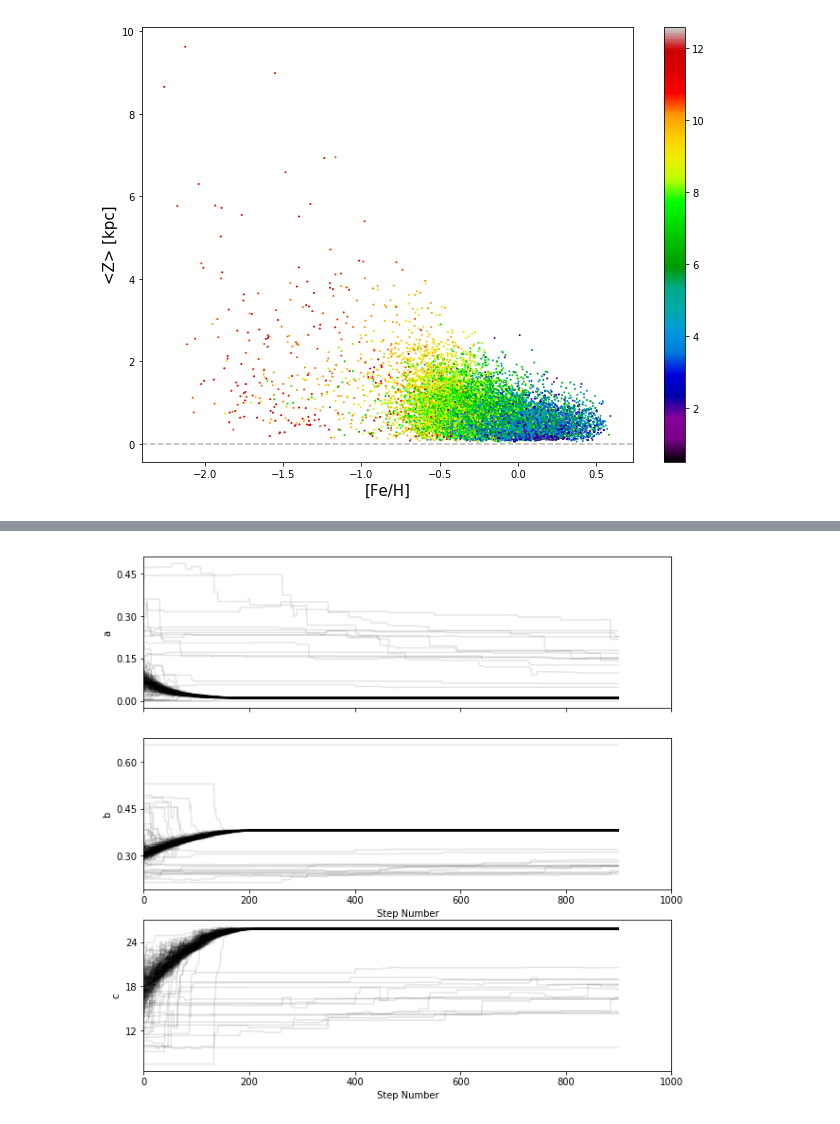
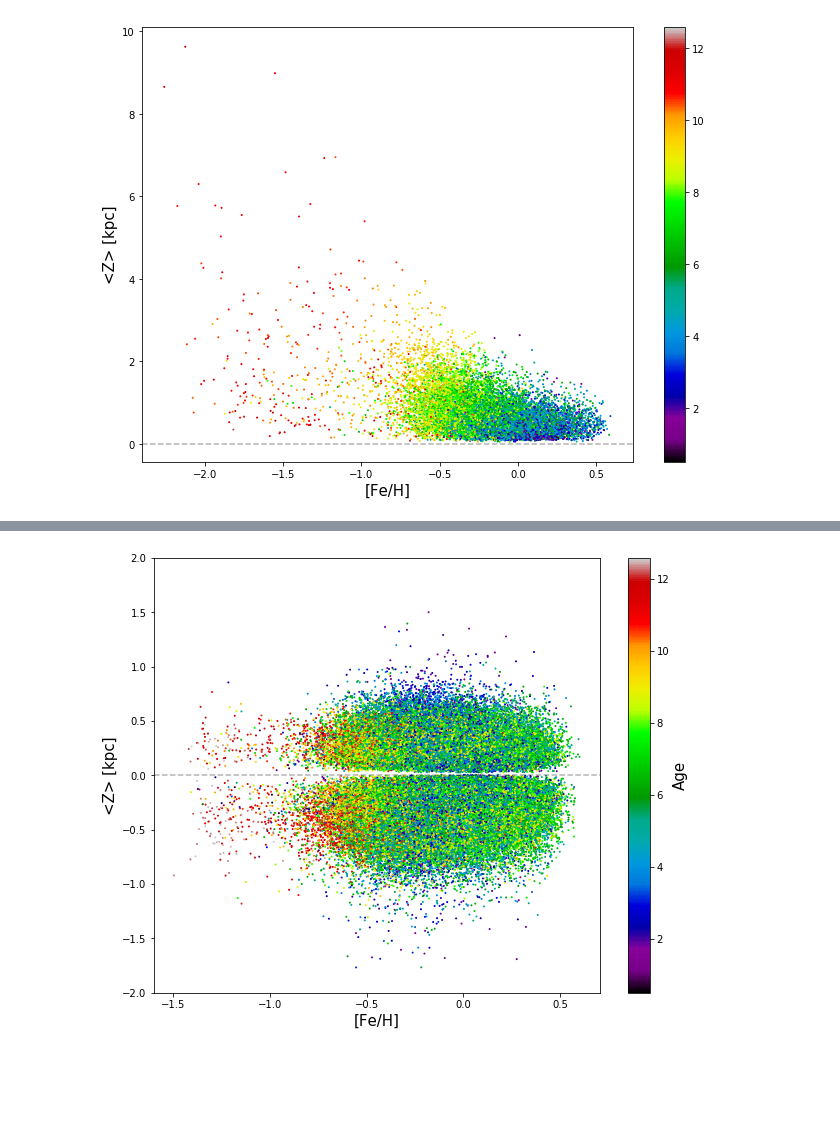
Before and after one commit to AndyTza/modern_astro, a Jupyter notebook: midterm_research/Data Processing.ipynb, the cells around one changed output, grey strips where cells are left out. Saved outputs shown, nothing was run; the diff lists cells and outputs as text; code cells hidden in the pictures; blank space fills up the shorter version.

```diff
--- a/midterm_research/Data Processing.ipynb
+++ b/midterm_research/Data Processing.ipynb
@@ -492,23 +217,12 @@ WARNING:root:Too few points to create valid contours
-# %%
-from matplotlib.ticker import MaxNLocator
-
-Samples = sampler.chain
-labels = ['a', 'b','c' ]
-
-fig1 = plt.figure(figsize=[10, 10])
-
-for i in range(Samples.shape[-1]):
-    ax = fig1.add_subplot(3, 1, i + 1)
-    ax.plot(sampler.chain[:, 100:, i].T, "k", alpha=0.1)
-    ax.set_xlim(0, sampler.chain.shape[1])
-
-
-    if i < 1:
-        ax.set_xticklabels([])
-    else:
-        ax.set_xlabel("Step Number")
-    ax.set_ylabel(labels[i])
-    ax.yaxis.set_major_locator(MaxNLocator(4))
-fig1.show()
-# %% [output]
-[figure, removed]
+# %%
+fig, ax  = plt.subplots(nrows=1, ncols=1, figsize=(10,8))
+z3 = ax.scatter(feh[MS], z[MS], c=age[MS], cmap='spectral', s=1)
+
+ax.set_ylim(-2,2)
+ax.axhline(0, color='k', ls='--', alpha=0.3)
+ax.set_ylabel('<Z> [kpc]', size=15)
+ax.set_xlabel('[Fe/H]', size=15)
+cbb = fig.colorbar(z3)
+cbb.ax.set_ylabel('Age', size=15)
+# %% [output]
+[figure, added]
```
Also changed, not shown: parts of 49 cells of this notebook.
